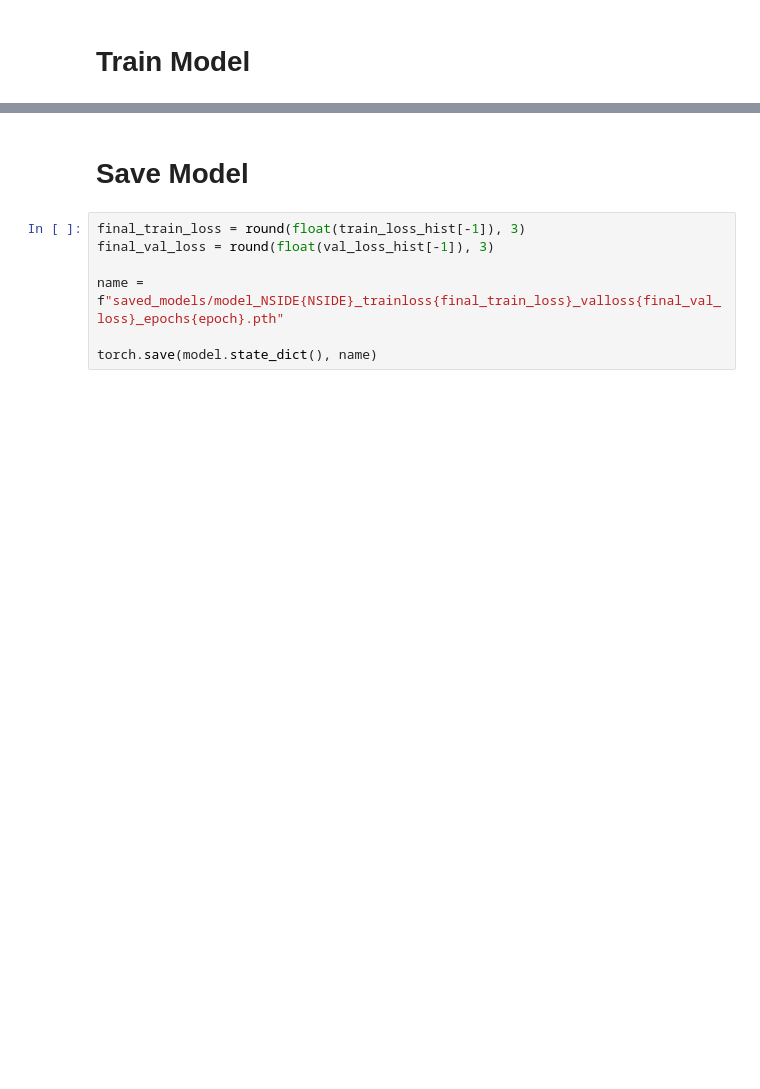
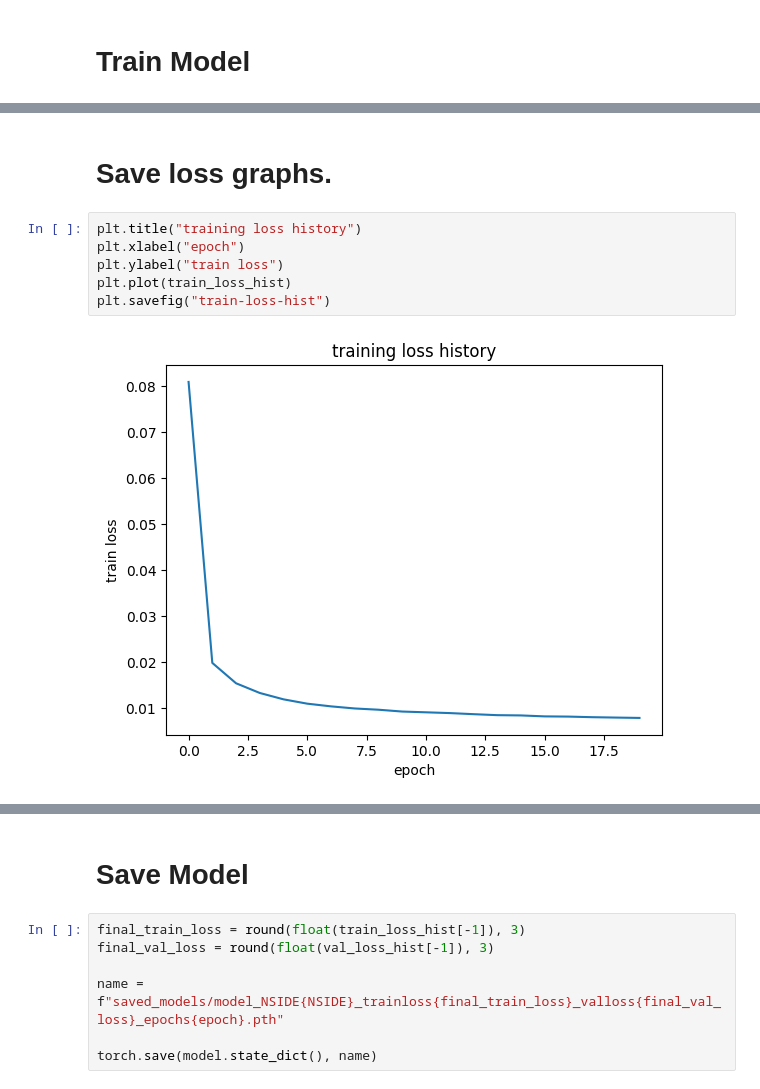
Before and after one commit to zoglauer/nn-response-approximation, a Jupyter notebook: actual-denoise.ipynb, the cells around one changed output, grey strips where cells are left out. Saved outputs shown, nothing was run; the diff lists cells and outputs as text; blank space fills up the shorter version.

```diff
--- a/actual-denoise.ipynb
+++ b/actual-denoise.ipynb
@@ -484,0 +551,10 @@ KeyboardInterrupt:
+# %% [markdown]
+# Save loss graphs.
+# %%
+plt.title("training loss history")
+plt.xlabel("epoch")
+plt.ylabel("train loss")
+plt.plot(train_loss_hist)
+plt.savefig("train-loss-hist")
+# %% [output]
+[figure, added]
```
Also changed, not shown: parts of 22 cells of this notebook.
